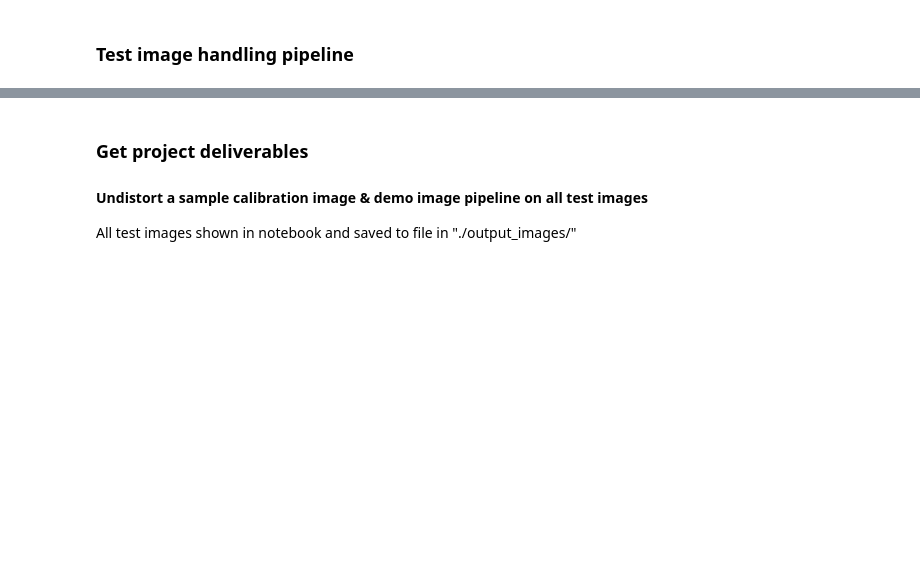
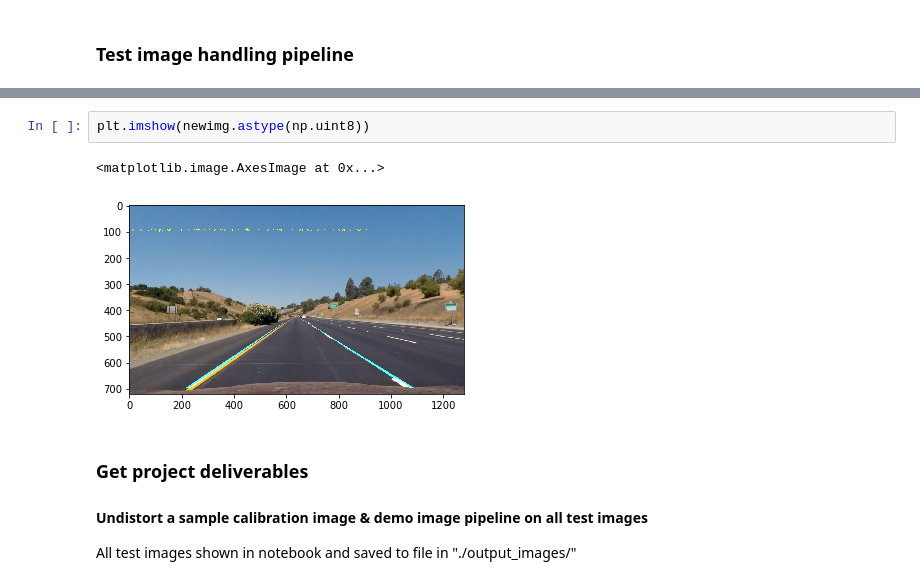
Before and after one commit to alamarche/CarND-Advanced-Lane-Lines, a Jupyter notebook: assignment.ipynb, the cells around one changed output, grey strips where cells are left out. Drawn from its saved outputs; the diff is of its cells as text; blank space fills up the shorter version.

```diff
--- a/assignment.ipynb
+++ b/assignment.ipynb
@@ -377,3 +345,8 @@ Clipping input data to the valid range for imshow with RGB data ([0..1] for floa
+# %%
+plt.imshow(newimg.astype(np.uint8))
+# %% [output]
+<matplotlib.image.AxesImage at 0x...>
+[figure, added]
 # %% [markdown]
 ### Get project deliverables
 #### Undistort a sample calibration image & demo image pipeline on all test images
```
Also changed, not shown: parts of 8 cells of this notebook.
